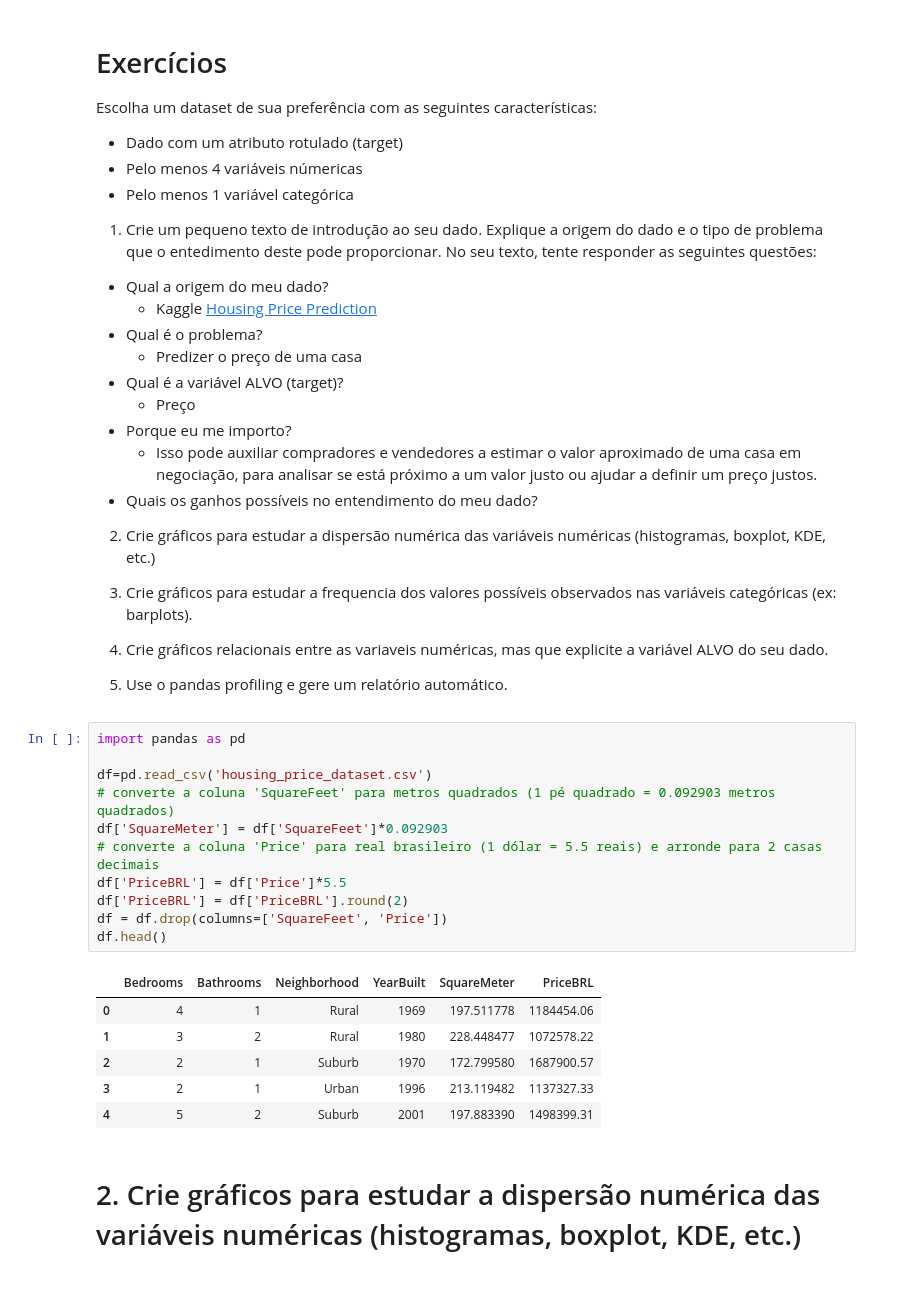
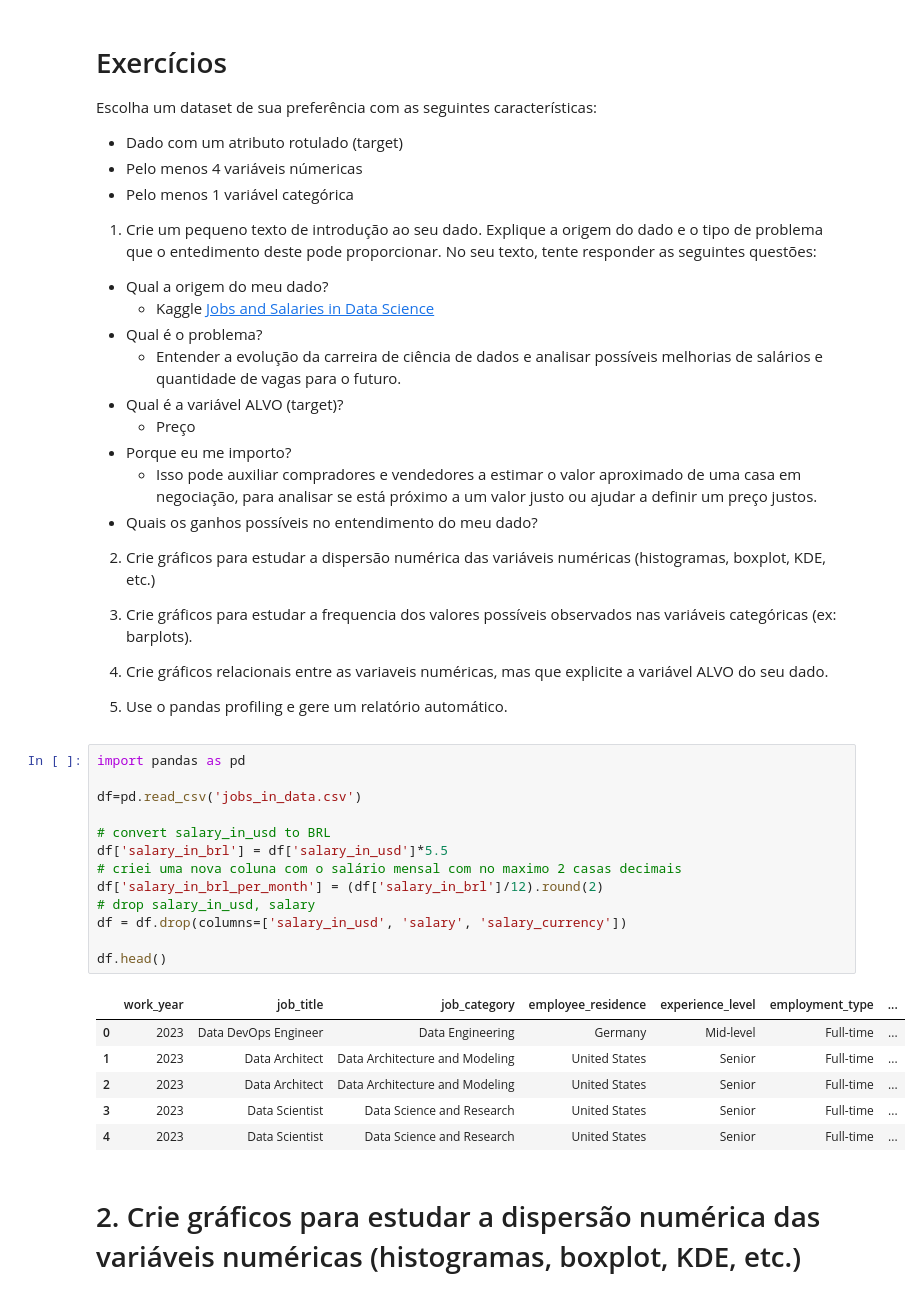
Before and after one commit to clairtonluz/MBA-em-ciencia-de-dados, a Jupyter notebook: Dashboards Bibliotecas R/exercicios/EXERCICIO-1- DASHBOARD- 2024 - CLAIRTON CARNEIRO LUZ.ipynb, the cells around one changed output. Cells and saved outputs as stored; diff of their text form.

```diff
--- a/Dashboards Bibliotecas R/exercicios/EXERCICIO-1- DASHBOARD- 2024 - CLAIRTON CARNEIRO LUZ.ipynb
+++ b/Dashboards Bibliotecas R/exercicios/EXERCICIO-1- DASHBOARD- 2024 - CLAIRTON CARNEIRO LUZ.ipynb
@@ -11,9 +11,9 @@ Escolha um dataset de sua preferência com as seguintes características:
 1. Crie um pequeno texto de introdução ao seu dado. Explique a origem do dado e o tipo de problema que o entedimento deste pode proporcionar. No seu texto, tente responder as seguintes questões:
 
 - Qual a origem do meu dado?
-    - Kaggle [Housing Price Prediction](https://www.kaggle.com/datasets/muhammadbinimran/housing-price-prediction-data)
+    - Kaggle [Jobs and Salaries in Data Science](https://www.kaggle.com/datasets/hummaamqaasim/jobs-in-data)
 - Qual é o problema?
-    - Predizer o preço de uma casa
+    - Entender a evolução da carreira de ciência de dados e analisar possíveis melhorias de salários e quantidade de vagas para o futuro.
 - Qual é a variável ALVO (target)?
     - Preço
 - Porque eu me importo?
@@ -32,21 +32,23 @@ Escolha um dataset de sua preferência com as seguintes características:
 # %%
 import pandas as pd
 
-df=pd.read_csv('housing_price_dataset.csv')
-# converte a coluna 'SquareFeet' para metros quadrados (1 pé quadrado = 0.092903 metros quadrados)
-df['SquareMeter'] = df['SquareFeet']*0.092903
-# converte a coluna 'Price' para real brasileiro (1 dólar = 5.5 reais) e arronde para 2 casas decimais
-df['PriceBRL'] = df['Price']*5.5
-df['PriceBRL'] = df['PriceBRL'].round(2)
-df = df.drop(columns=['SquareFeet', 'Price'])
+df=pd.read_csv('jobs_in_data.csv')
+
+# convert salary_in_usd to BRL
+df['salary_in_brl'] = df['salary_in_usd']*5.5
+# criei uma nova coluna com o salário mensal com no maximo 2 casas decimais
+df['salary_in_brl_per_month'] = (df['salary_in_brl']/12).round(2)
+# drop salary_in_usd, salary
+df = df.drop(columns=['salary_in_usd', 'salary', 'salary_currency'])
+
 df.head()
 # %% [output]
-|  | Bedrooms | Bathrooms | Neighborhood | YearBuilt | SquareMeter | PriceBRL |
-| 0 | 4 | 1 | Rural | 1969 | 197.511778 | 1184454.06 |
-| 1 | 3 | 2 | Rural | 1980 | 228.448477 | 1072578.22 |
-| 2 | 2 | 1 | Suburb | 1970 | 172.799580 | 1687900.57 |
-| 3 | 2 | 1 | Urban | 1996 | 213.119482 | 1137327.33 |
-| 4 | 5 | 2 | Suburb | 2001 | 197.883390 | 1498399.31 |
+|  | work_year | job_title | job_category | employee_residence | experience_level | employment_type | ... |
+| 0 | 2023 | Data DevOps Engineer | Data Engineering | Germany | Mid-level | Full-time | ... |
+| 1 | 2023 | Data Architect | Data Architecture and Modeling | United States | Senior | Full-time | ... |
+| 2 | 2023 | Data Architect | Data Architecture and Modeling | United States | Senior | Full-time | ... |
+| 3 | 2023 | Data Scientist | Data Science and Research | United States | Senior | Full-time | ... |
+| 4 | 2023 | Data Scientist | Data Science and Research | United States | Senior | Full-time | ... |
 # %% [markdown]
 # 2. Crie gráficos para estudar a dispersão numérica das variáveis numéricas (histogramas, boxplot, KDE, etc.)
 # %%
```
Also changed, not shown: parts of 4 cells of this notebook, 2 other files.
